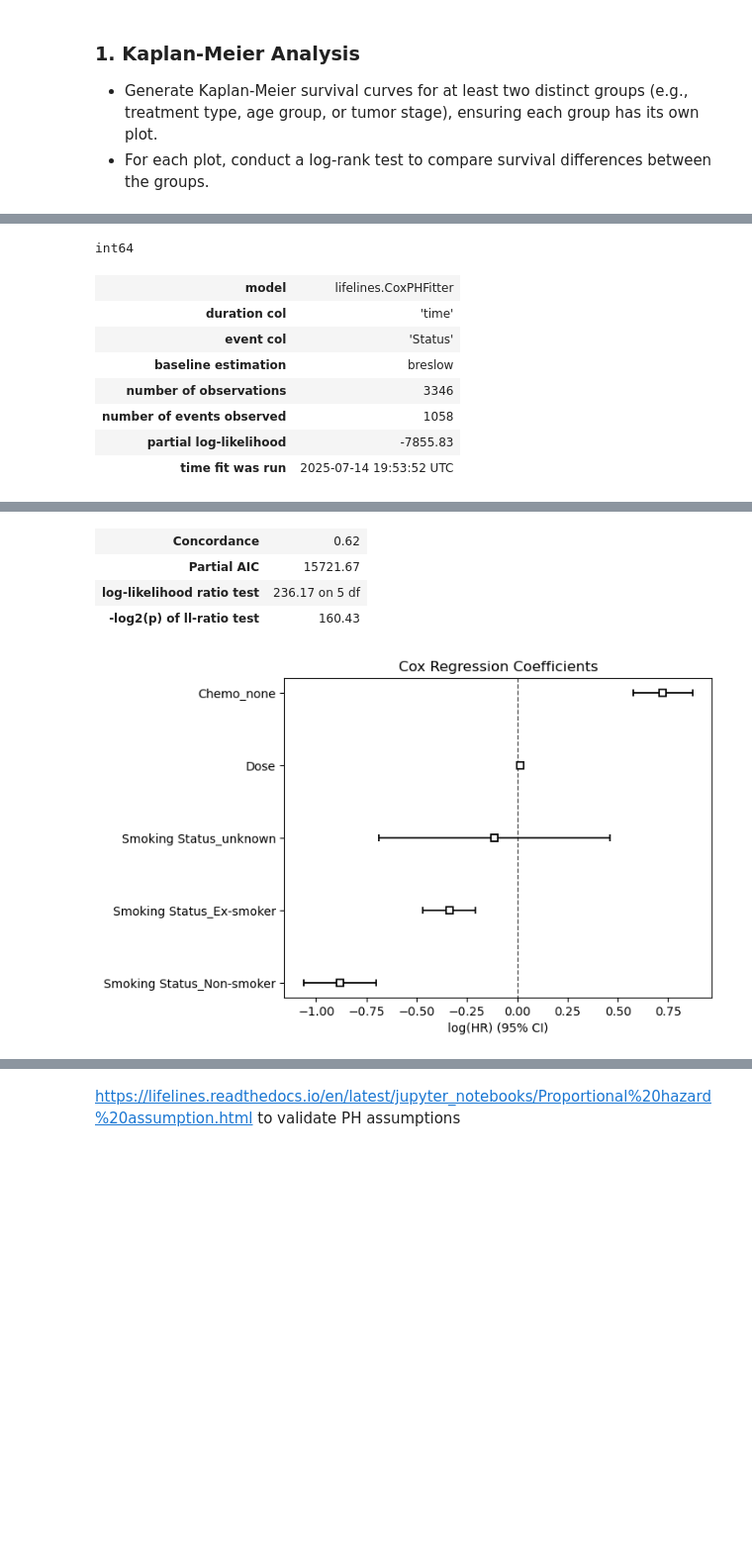
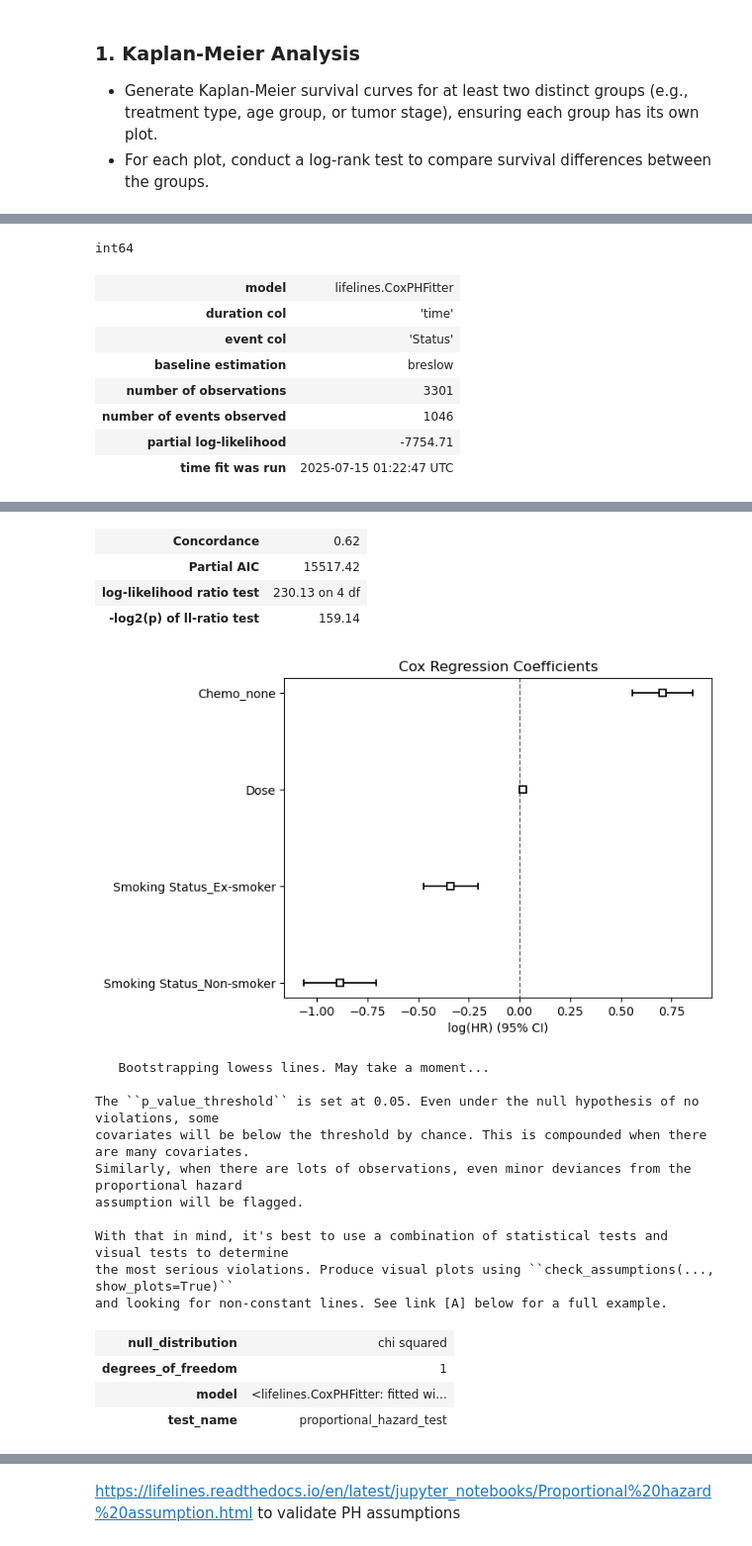
Before and after one commit to txx99/ML-AI, a Jupyter notebook: Assignment4/Scripts/main.ipynb, the cells around one changed output, grey strips where cells are left out. Shown: that part at 99% size. Drawn from its saved outputs; the diff is of its cells as text; code cells hidden in the pictures; blank space fills up the shorter version.

```diff
--- a/Assignment4/Scripts/main.ipynb
+++ b/Assignment4/Scripts/main.ipynb
@@ -61,5 +101,5 @@ plt.show()
 # %%
-from lifelines import CoxPHFitter #  default non parametric
+from lifelines import CoxPHFitter # default non parametric
 
 data = data1.copy()
 # one hot encode 'Status'
@@ -77,6 +117,7 @@ print(data['time'].dtype)
 # Only keep desired covariates (numeric) + time & event cols
 covariates = ['time', 'Status', 'Chemo', 'Smoking Status', 'Dose']  # Add other numeric covariates you want
 data_numeric = data[covariates]
+data_numeric=data_numeric[data_numeric['Smoking Status'] != 'unknown'] # only NA category
 # one hot encode; *** drop_first=True *** means to drop the first 'dummy' col and use it as a reference for the other dummy columns
 data_numeric = pd.get_dummies(data_numeric, drop_first=True)
 
@@ -91,15 +132,20 @@ cph.print_summary() # built in summary function
 cph.plot()
 plt.title('Cox Regression Coefficients')
 plt.show()
+
+# check assumptions
+cph.check_assumptions(data_numeric, p_value_threshold=0.05, show_plots=True)
+
+# 62% concordance
 # %% [output]
 int64
 | model | lifelines.CoxPHFitter |
 | duration col | 'time' |
 | event col | 'Status' |
 | baseline estimation | breslow |
-| number of observations | 3346 |
-| number of events observed | 1058 |
-| partial log-likelihood | -7855.83 |
-| time fit was run | 2025-07-14 19:53:52 UTC |
+| number of observations | 3301 |
+| number of events observed | 1046 |
+| partial log-likelihood | -7754.71 |
+| time fit was run | 2025-07-15 01:22:47 UTC |
 |  | coef | exp(coef) | se(coef) | coef lower 95% | coef upper 95% | exp(coef) lower 95% | ... |
 | Dose | 0.01 | 1.01 | 0.01 | 0.00 | 0.03 | 1.00 | ... |
@@ -110,5 +155,19 @@ int64
 | Concordance | 0.62 |
-| Partial AIC | 15721.67 |
-| log-likelihood ratio test | 236.17 on 5 df |
-| -log2(p) of ll-ratio test | 160.43 |
+| Partial AIC | 15517.42 |
+| log-likelihood ratio test | 230.13 on 4 df |
+| -log2(p) of ll-ratio test | 159.14 |
-[figure, old version]
+[figure, new version]
+   Bootstrapping lowess lines. May take a moment...
+
+The ``p_value_threshold`` is set at 0.05. Even under the null hypothesis of no violations, some
+covariates will be below the threshold by chance. This is compounded when there are many covariates.
+Similarly, when there are lots of observations, even minor deviances from the proportional hazard
+assumption will be flagged.
+
+With that in mind, it's best to use a combination of statistical tests and visual tests to determine
+the most serious violations. Produce visual plots using ``check_assumptions(..., show_plots=True)``
+and looking for non-constant lines. See link [A] below for a full example.
+| null_distribution | chi squared |
+| degrees_of_freedom | 1 |
+| model | <lifelines.CoxPHFitter: fitted wi... |
+| test_name | proportional_hazard_test |
```
Also changed, not shown: parts of 6 cells of this notebook.
